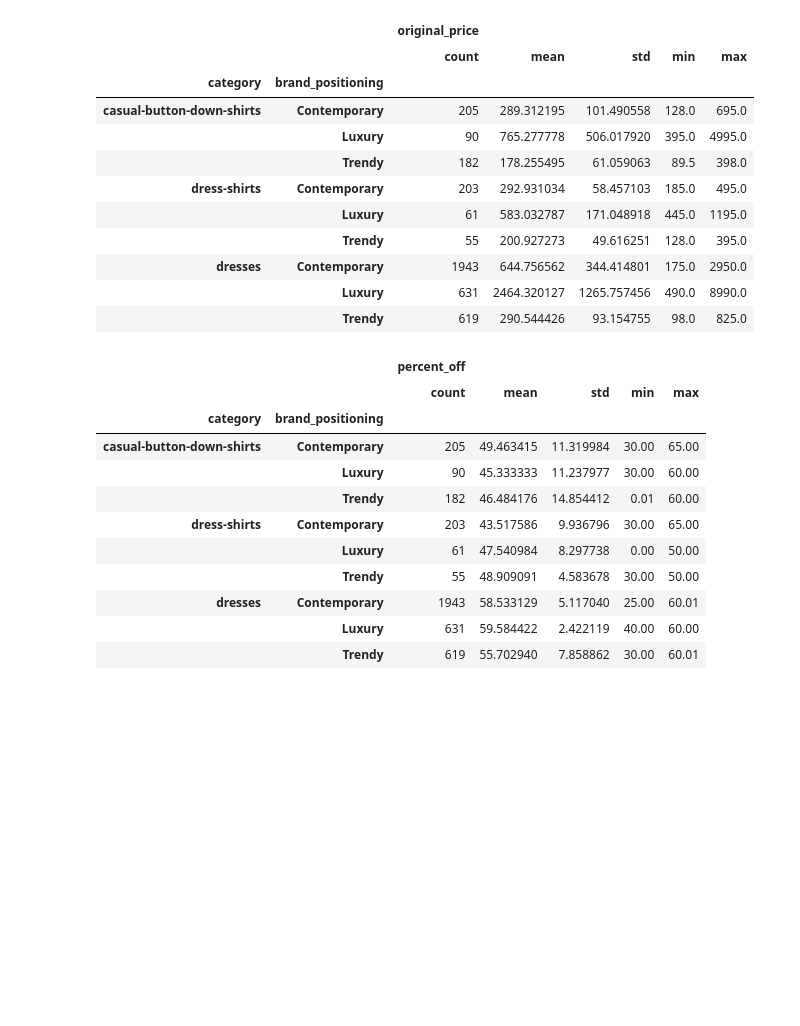
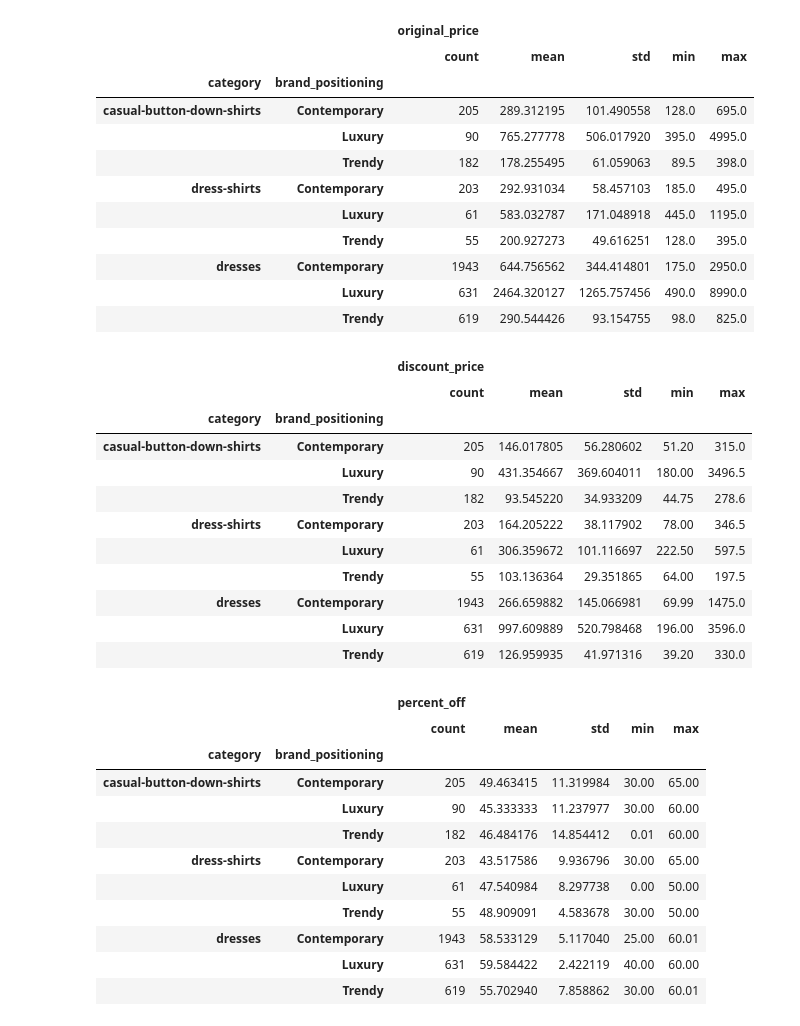
Before and after one commit to chuntao20/webscrap_discount, a Jupyter notebook: discount_strategy_analysis.ipynb, the cells around one changed output. Drawn from its saved outputs; the diff is of its cells as text; code cells hidden in the pictures; blank space fills up the shorter version.

```diff
--- a/discount_strategy_analysis.ipynb
+++ b/discount_strategy_analysis.ipynb
@@ -302,6 +336,21 @@ saks_full.groupby(['category','brand_positioning']).agg(['count','mean','std','m
 | dresses | Contemporary | 1943 | 644.756562 | 344.414801 | 175.0 | 2950.0 |
 |  | Luxury | 631 | 2464.320127 | 1265.757456 | 490.0 | 8990.0 |
 |  | Trendy | 619 | 290.544426 | 93.154755 | 98.0 | 825.0 |
+# %%
+saks_full.groupby(['category','brand_positioning']).agg(['count','mean','std','min','max'])[['discount_price']]
+# %% [output]
+|  |  | discount_price |  |  |  |  |
+|  |  | count | mean | std | min | max |
+| category | brand_positioning |  |  |  |  |  |
+| casual-button-down-shirts | Contemporary | 205 | 146.017805 | 56.280602 | 51.20 | 315.0 |
+|  | Luxury | 90 | 431.354667 | 369.604011 | 180.00 | 3496.5 |
+|  | Trendy | 182 | 93.545220 | 34.933209 | 44.75 | 278.6 |
+| dress-shirts | Contemporary | 203 | 164.205222 | 38.117902 | 78.00 | 346.5 |
+|  | Luxury | 61 | 306.359672 | 101.116697 | 222.50 | 597.5 |
+|  | Trendy | 55 | 103.136364 | 29.351865 | 64.00 | 197.5 |
+| dresses | Contemporary | 1943 | 266.659882 | 145.066981 | 69.99 | 1475.0 |
+|  | Luxury | 631 | 997.609889 | 520.798468 | 196.00 | 3596.0 |
+|  | Trendy | 619 | 126.959935 | 41.971316 | 39.20 | 330.0 |
 # %%
 saks_full.groupby(['category','brand_positioning']).agg(['count','mean','std','min','max'])[['percent_off']]
 # %% [output]
```
Also changed, not shown: parts of 16 cells of this notebook, 1 other file.
